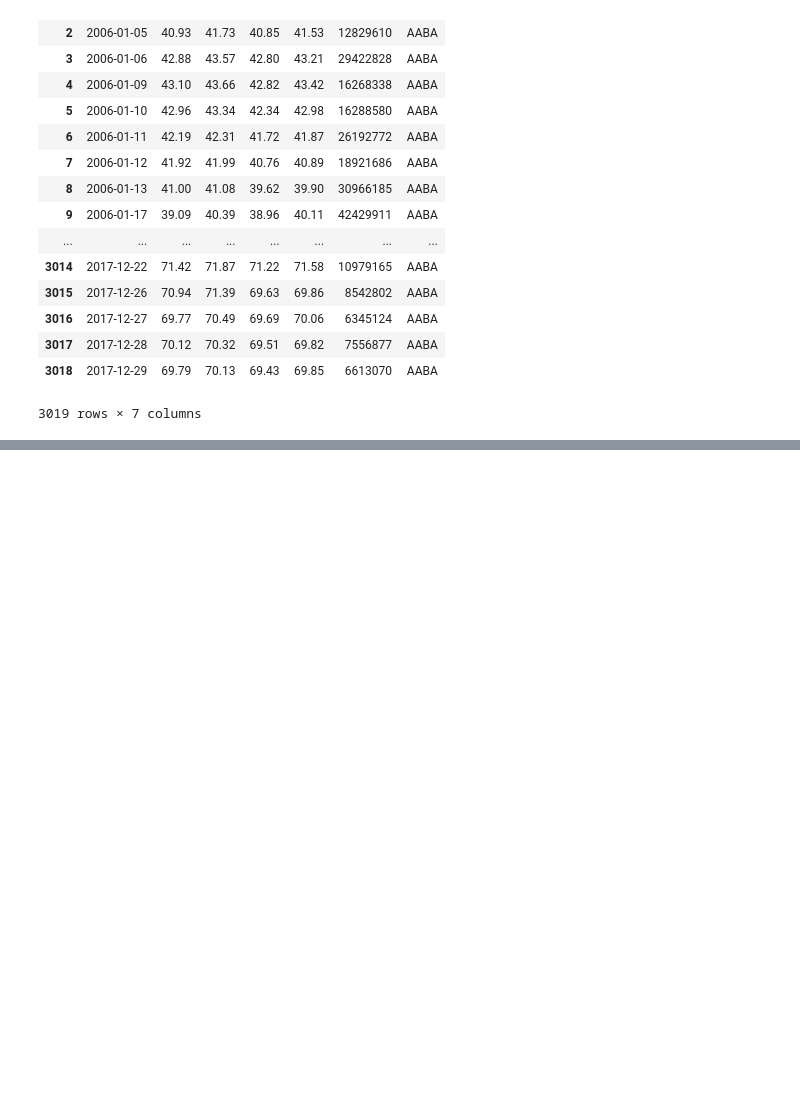
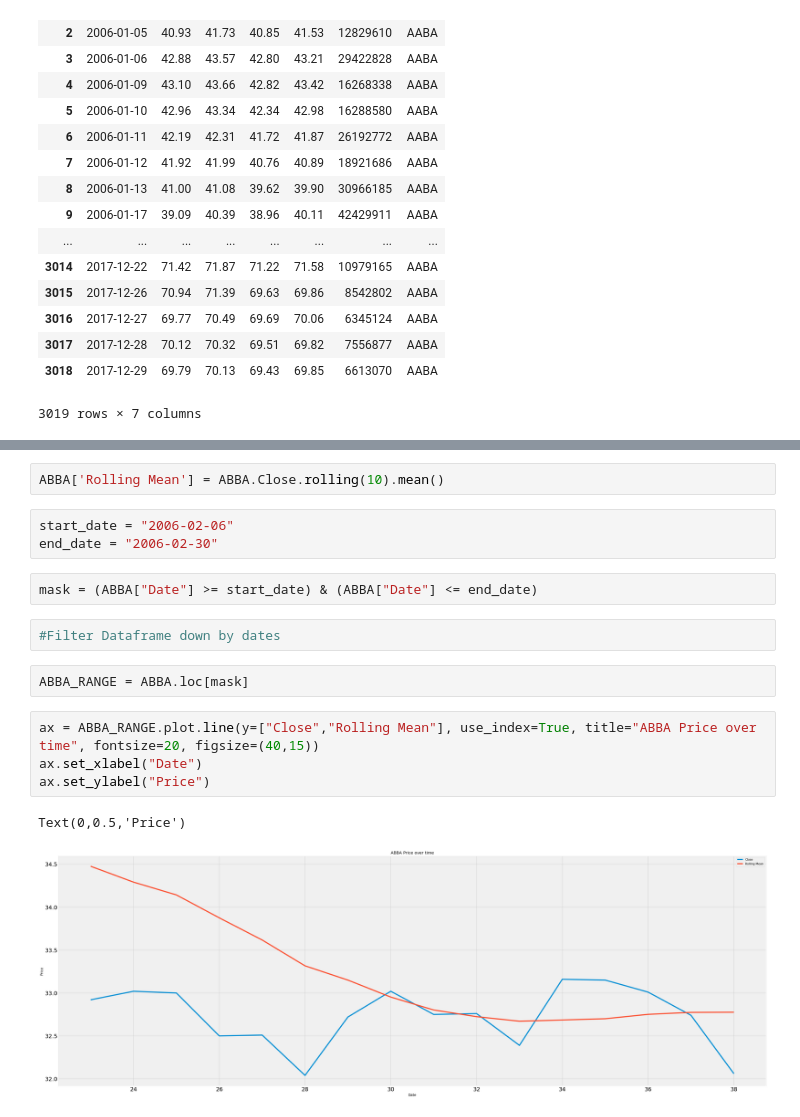
Before and after one commit to mikesturm2001/Python, a Jupyter notebook: Stock Project/Sturm_Michael_Midterm.ipynb, the cells around one changed output, grey strips where cells are left out. Cells and saved outputs as stored; diff of their text form; blank space fills up the shorter version.

```diff
--- a/Stock Project/Sturm_Michael_Midterm.ipynb
+++ b/Stock Project/Sturm_Michael_Midterm.ipynb
@@ -64,0 +154,18 @@ ABBA.plot(x="Date", y=["Open", "Close"], kind="line", figsize=(40,15))
+# %%
+ABBA['Rolling Mean'] = ABBA.Close.rolling(10).mean()
+# %%
+start_date = "2006-02-06"
+end_date = "2006-02-30"
+# %%
+mask = (ABBA["Date"] >= start_date) & (ABBA["Date"] <= end_date)
+# %%
+#Filter Dataframe down by dates
+# %%
+ABBA_RANGE = ABBA.loc[mask]
+# %%
+ax = ABBA_RANGE.plot.line(y=["Close","Rolling Mean"], use_index=True, title="ABBA Price over time", fontsize=20, figsize=(40,15))
+ax.set_xlabel("Date")
+ax.set_ylabel("Price")
+# %% [output]
+Text(0,0.5,'Price')
+[figure, added]
```
Also changed, not shown: parts of 21 cells of this notebook.
